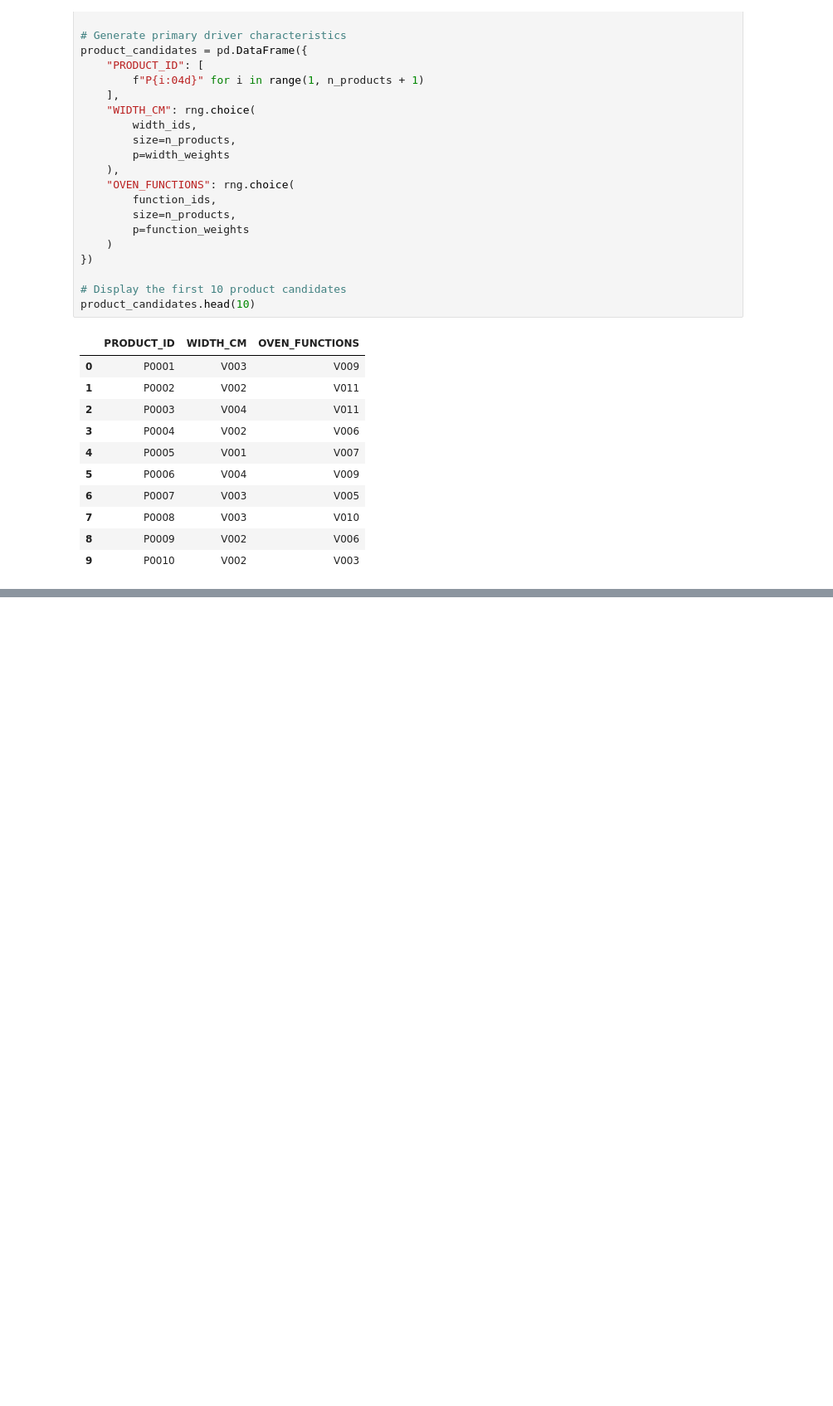
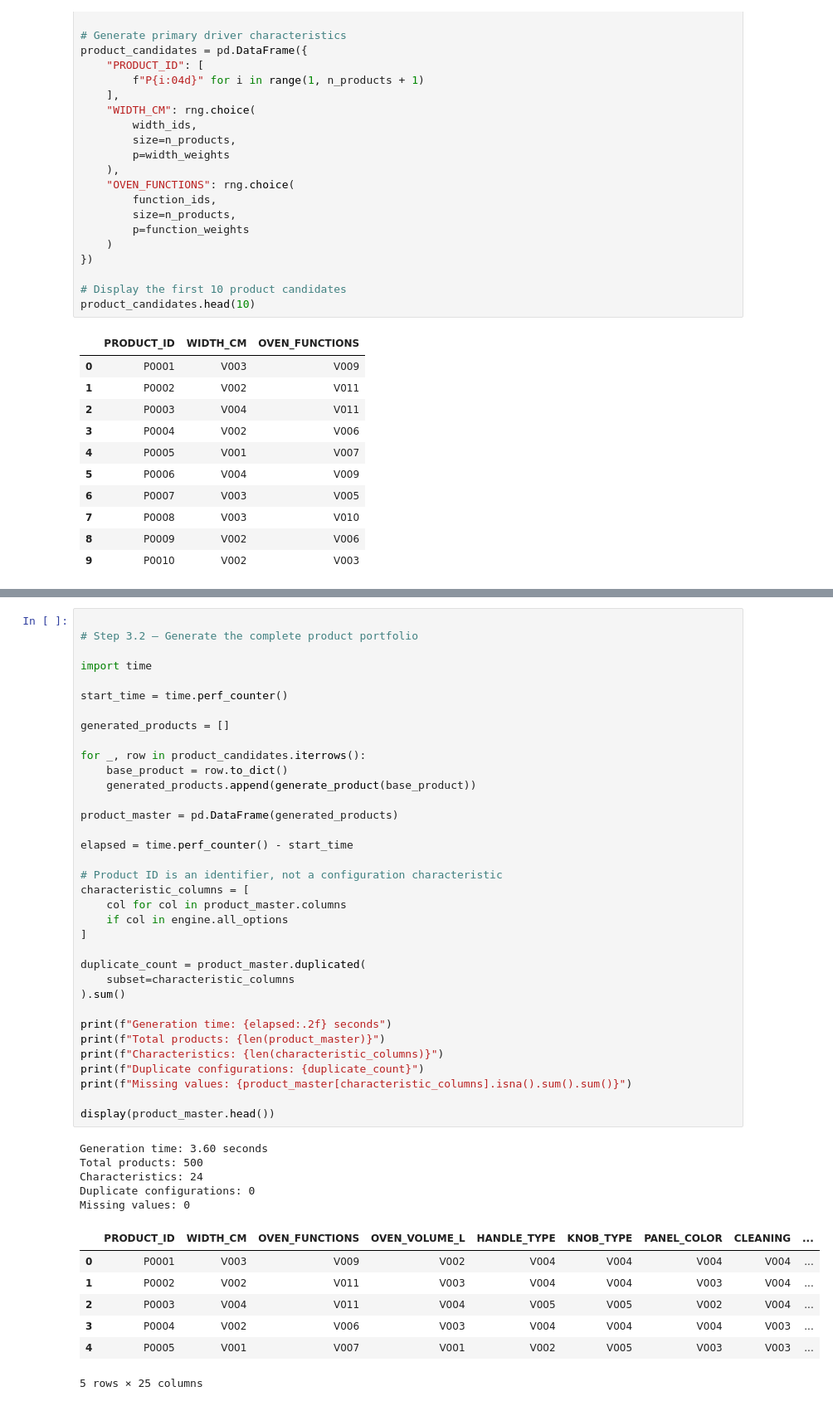
Before and after one commit to bnlozc/oven-product-matching, a Jupyter notebook: notebooks/01_dataset_generation_v1.ipynb, the cells around one changed output, grey strips where cells are left out. Shown at 83% size. Drawn from its saved outputs; the diff is of its cells as text; blank space fills up the shorter version.

```diff
--- a/notebooks/01_dataset_generation_v1.ipynb
+++ b/notebooks/01_dataset_generation_v1.ipynb
@@ -1319,0 +1678,48 @@ product_candidates.head(10)
+# %%
+
+# Step 3.2 — Generate the complete product portfolio
+
+import time
+
+start_time = time.perf_counter()
+
+generated_products = []
+
+for _, row in product_candidates.iterrows():
+    base_product = row.to_dict()
+    generated_products.append(generate_product(base_product))
+
+product_master = pd.DataFrame(generated_products)
+
+elapsed = time.perf_counter() - start_time
+
+# Product ID is an identifier, not a configuration characteristic
+characteristic_columns = [
+    col for col in product_master.columns
+    if col in engine.all_options
+]
+
+duplicate_count = product_master.duplicated(
+    subset=characteristic_columns
+).sum()
+
+print(f"Generation time: {elapsed:.2f} seconds")
+print(f"Total products: {len(product_master)}")
+print(f"Characteristics: {len(characteristic_columns)}")
+print(f"Duplicate configurations: {duplicate_count}")
+print(f"Missing values: {product_master[characteristic_columns].isna().sum().sum()}")
+
+display(product_master.head())
+# %% [output]
+Generation time: 3.60 seconds
+Total products: 500
+Characteristics: 24
+Duplicate configurations: 0
+Missing values: 0
+|  | PRODUCT_ID | WIDTH_CM | OVEN_FUNCTIONS | OVEN_VOLUME_L | HANDLE_TYPE | KNOB_TYPE | PANEL_COLOR | CLEANING | ... |
+| 0 | P0001 | V003 | V009 | V002 | V004 | V004 | V004 | V004 | ... |
+| 1 | P0002 | V002 | V011 | V003 | V004 | V004 | V003 | V004 | ... |
+| 2 | P0003 | V004 | V011 | V004 | V005 | V005 | V002 | V004 | ... |
+| 3 | P0004 | V002 | V006 | V003 | V004 | V004 | V004 | V003 | ... |
+| 4 | P0005 | V001 | V007 | V001 | V002 | V005 | V003 | V003 | ... |
+5 rows × 25 columns
```
Also changed, not shown: parts of 16 cells of this notebook, 2 other files.
